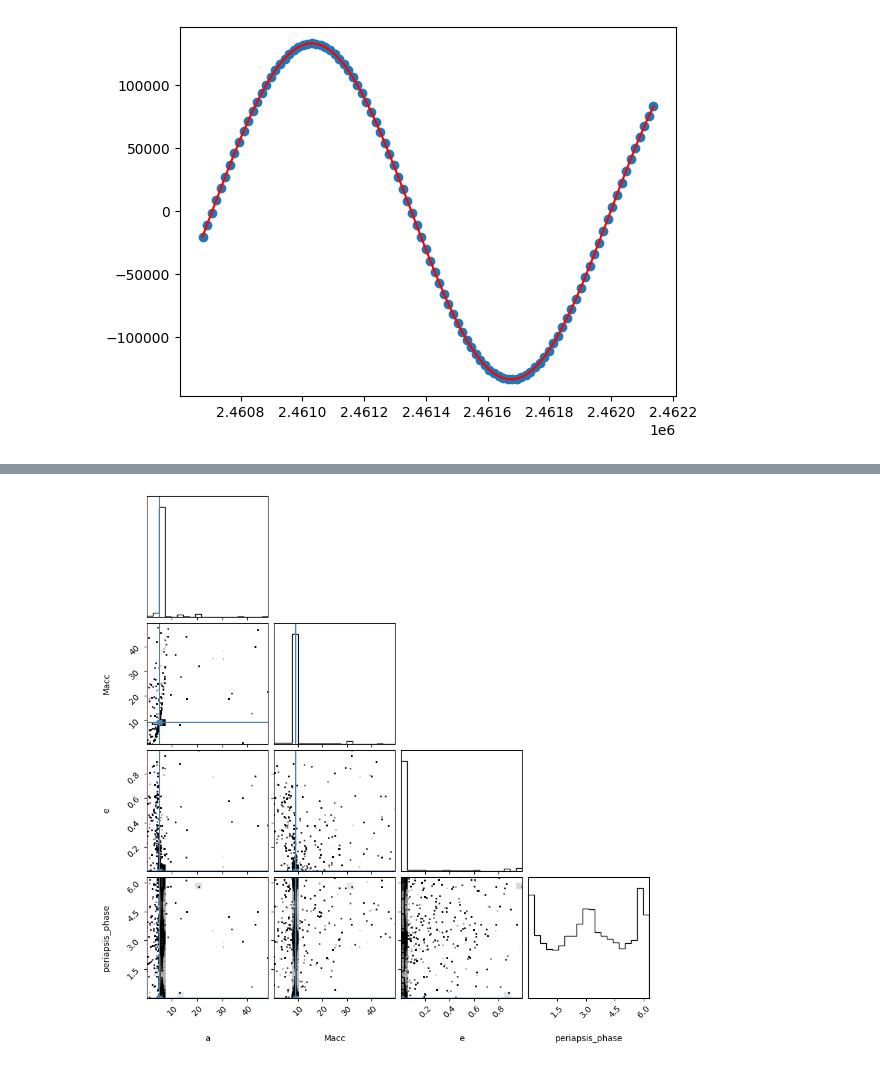
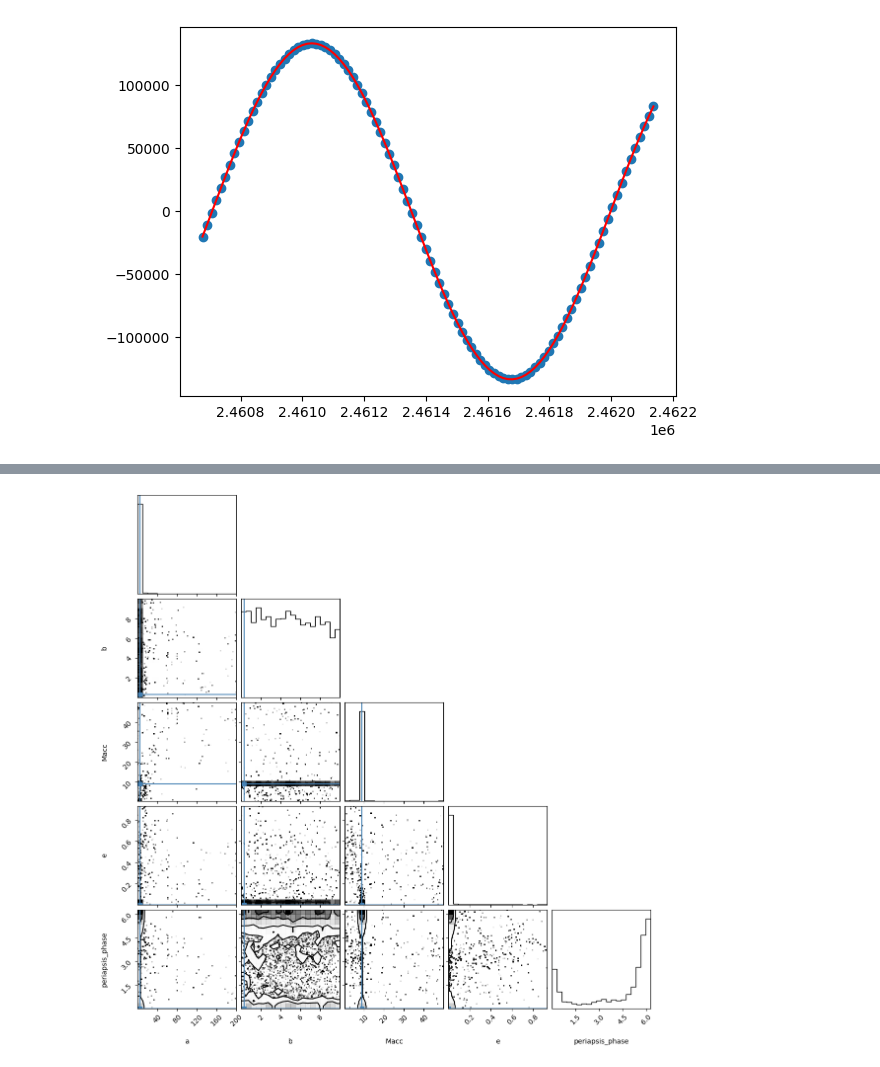
Before and after one commit to COBALT-lensing/py-self-lensing, a Jupyter notebook: demo.ipynb, the cells around one changed output, grey strips where cells are left out. Saved outputs shown, nothing was run; the diff lists cells and outputs as text; code cells hidden in the pictures.

```diff
--- a/demo.ipynb
+++ b/demo.ipynb
@@ -96,7 +85,7 @@ pyplot.plot(rvg_fit.times.jd, rvg_fit.rv, c='red')
 [figure]
 # %%
 from matplotlib import pyplot as plt
-labels = ["a", "Macc", 'e', 'periapsis_phase']
+labels = ["a", "b", "Macc", 'e', 'periapsis_phase']
 fig, axes = plt.subplots(len(labels), figsize=(10, 7), sharex=True)
 samples = sampler.get_chain()#discard=100)
 flat_samples = sampler.get_chain(flat=True)
@@ -115,7 +104,7 @@ Text(0.5, 0, 'step number')
 import corner
 
 fig = corner.corner(
-    flat_samples, labels=labels, truths=[sls.a.value, sls.Macc.value, sls.e.value, sls.periapsis_phase.value]
+    flat_samples, labels=labels, truths=[sls.a.value, sls.b.value, sls.Macc.value, sls.e.value, sls.periapsis_phase.value]
 )
 # %% [output]
 WARNING:root:Too few points to create valid contours
@@ -124 +116 @@ WARNING:root:Too few points to create valid contours
-[figure, old version]
+[figure, new version]
```
Also changed, not shown: parts of 6 cells of this notebook.
